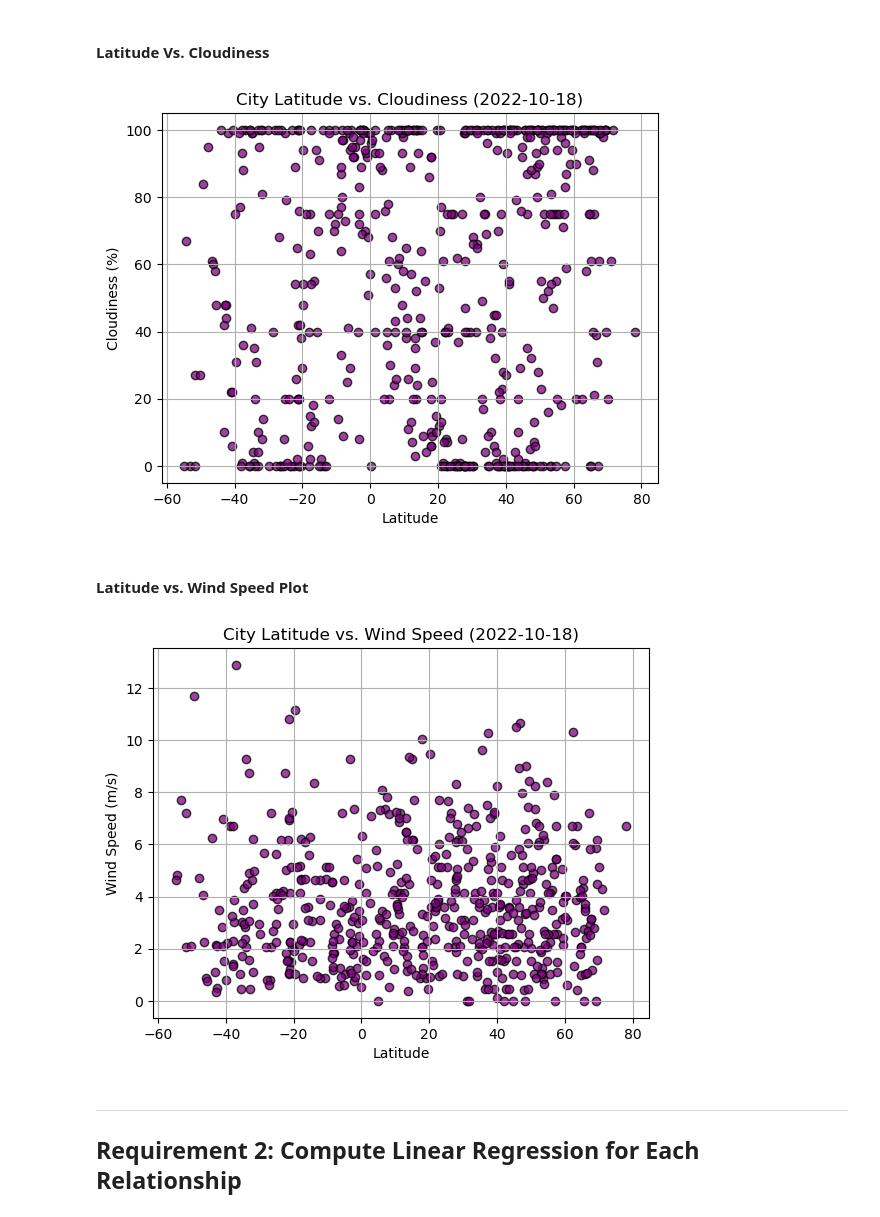
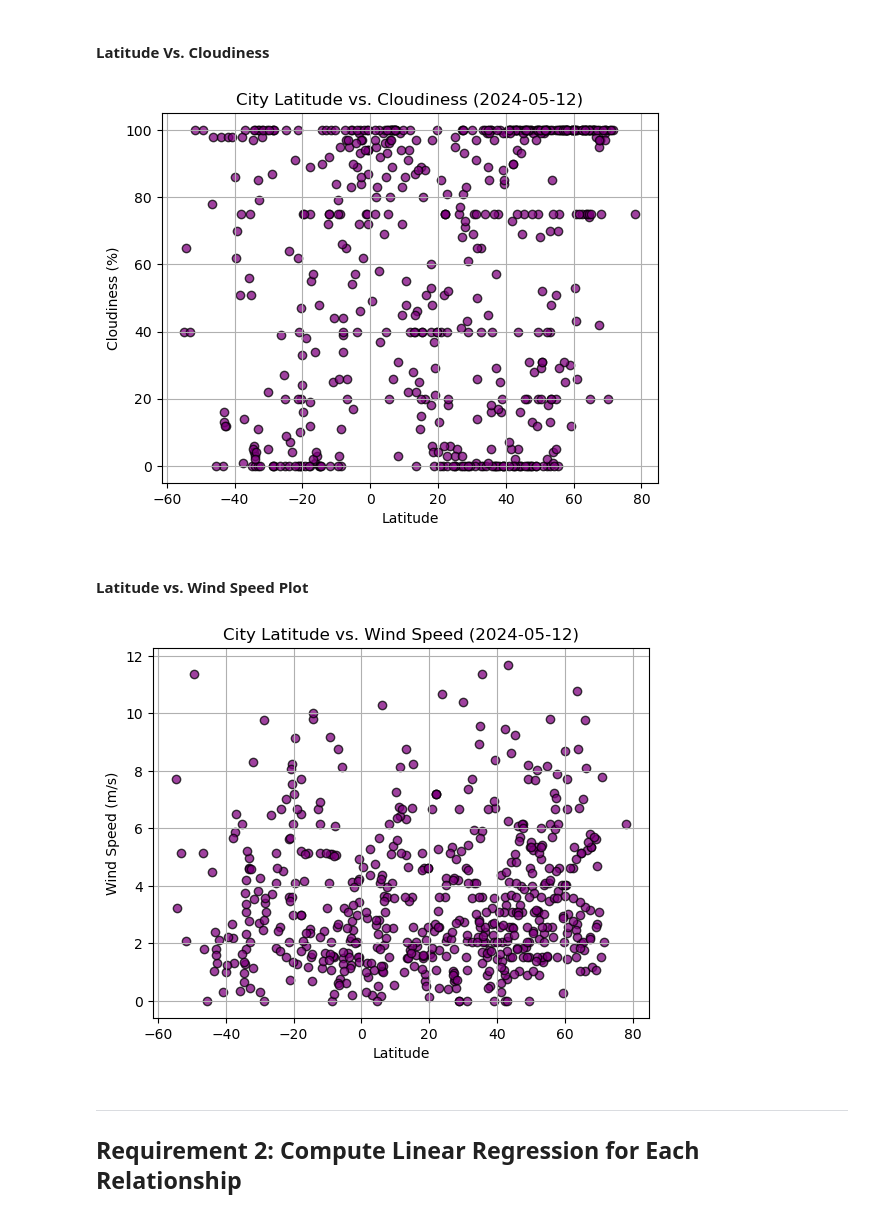
Before and after one commit to TruptiRadadiya/python-api-challenge, a Jupyter notebook: WeatherPy/WeatherPy.ipynb, the cells around one changed output. Drawn from its saved outputs; the diff is of its cells as text; code cells hidden in the pictures.

```diff
--- a/WeatherPy/WeatherPy.ipynb
+++ b/WeatherPy/WeatherPy.ipynb
@@ -231,7 +232,7 @@ plt.show()
 plt.scatter(city_data_df["Lat"],city_data_df["Cloudiness"],marker="o",alpha=0.75,color="#7F017F",edgecolors="black")
 
 # Incorporate the other graph properties
-plt.title("City Latitude vs. Cloudiness (2022-10-18)")
+plt.title(f"City Latitude vs. Cloudiness ({datetime.now().date()})")
 plt.xlabel("Latitude")
 plt.ylabel("Cloudiness (%)")
 plt.grid(True)
@@ -242,26 +243,26 @@ plt.savefig("output_data/Fig3.png")
 # Show plot
 plt.show()
 # %% [output]
-[figure, old version]
+[figure, new version]
 # %% [markdown]
 #### Latitude vs. Wind Speed Plot
 # %%
 # Build the scatter plots for latitude vs. wind speed
 plt.scatter(city_data_df["Lat"],city_data_df["Wind Speed"],marker="o",alpha=0.75,color="#7F017F",edgecolors="black")
 
 # Incorporate the other graph properties
-plt.title("City Latitude vs. Wind Speed (2022-10-18)")
+plt.title(f"City Latitude vs. Wind Speed ({datetime.now().date()})")
 plt.xlabel("Latitude")
 plt.ylabel("Wind Speed (m/s)")
 plt.grid(True)
 
 # Save the figure
 plt.savefig("output_data/Fig4.png")
 
 # Show plot
 plt.show()
 # %% [output]
-[figure, old version]
+[figure, new version]
 # %% [markdown]
 ---
 
```
Also changed, not shown: parts of 18 cells of this notebook, 6 other files.
